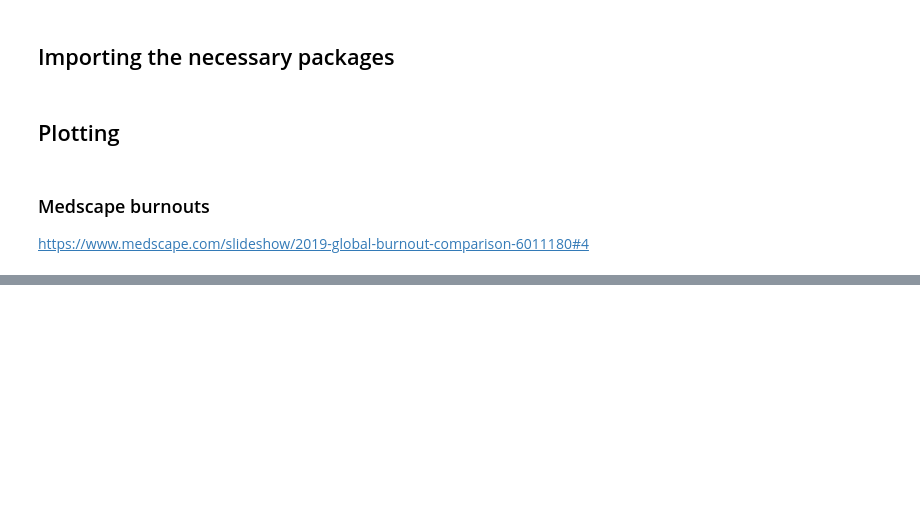
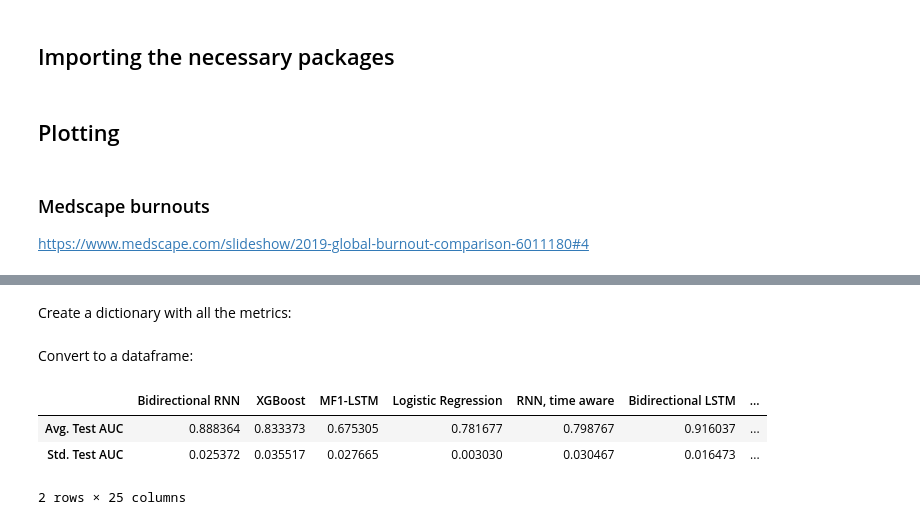
Before and after one commit to AndreCNF/plotly-html, a Jupyter notebook: plotly-htmls.ipynb, the cells around one changed output, grey strips where cells are left out. Cells and saved outputs as stored; diff of their text form; code cells hidden in the pictures; blank space fills up the shorter version.

```diff
--- a/plotly-htmls.ipynb
+++ b/plotly-htmls.ipynb
@@ -61,0 +102,2 @@ pio.write_html(fig, file='medscape_burnouts.html', auto_open=True)
+# %% [markdown]
+Create a dictionary with all the metrics:
@@ -61,0 +140,10 @@ pio.write_html(fig, file='medscape_burnouts.html', auto_open=True)
+# %% [markdown]
+Convert to a dataframe:
+# %%
+metrics_df = pd.DataFrame(metrics)
+metrics_df
+# %% [output]
+|  | Bidirectional RNN | XGBoost | MF1-LSTM | Logistic Regression | RNN, time aware | Bidirectional LSTM | ... |
+| Avg. Test AUC | 0.888364 | 0.833373 | 0.675305 | 0.781677 | 0.798767 | 0.916037 | ... |
+| Std. Test AUC | 0.025372 | 0.035517 | 0.027665 | 0.003030 | 0.030467 | 0.016473 | ... |
+2 rows × 25 columns
```
Also changed, not shown: parts of 32 cells of this notebook, 2 other files.
